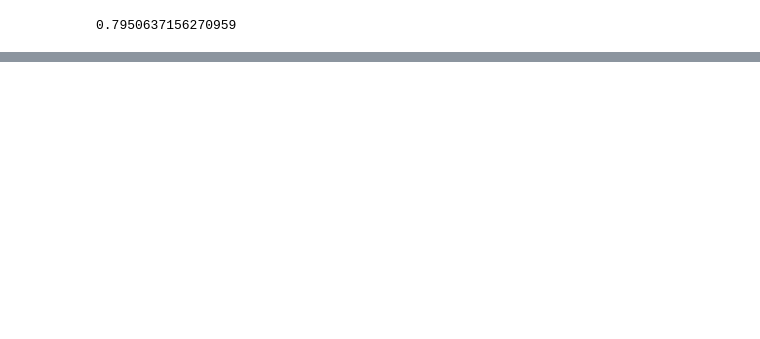
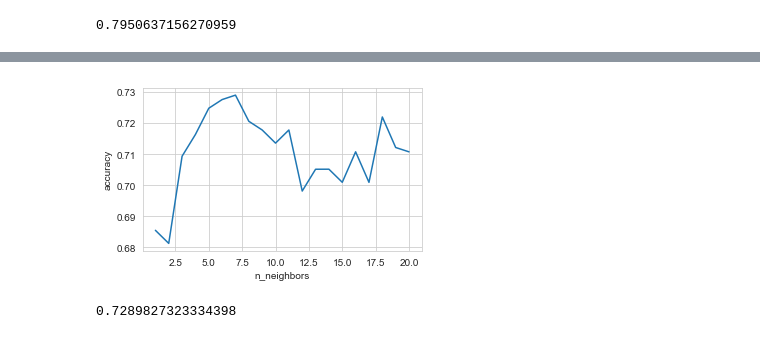
Before and after one commit to CovenLabs/Intermediate-Class-, a Jupyter notebook: Lecture 2 & 3 - The Machine Learning Process.ipynb, the cells around one changed output, grey strips where cells are left out. Cells and saved outputs as stored; diff of their text form; code cells hidden in the pictures; blank space fills up the shorter version.

```diff
--- a/Lecture 2 & 3 - The Machine Learning Process.ipynb
+++ b/Lecture 2 & 3 - The Machine Learning Process.ipynb
@@ -624,0 +731,9 @@ accuracy.mean()
+# %%
+fig
+# %% [output]
+[figure, added]
+# %%
+knn = KNeighborsClassifier(n_neighbors=7)
+cross_val_score(knn, X=X, y=y, scoring='accuracy').mean()
+# %% [output]
+0.7289827323334398
```
Also changed, not shown: parts of 22 cells of this notebook.
